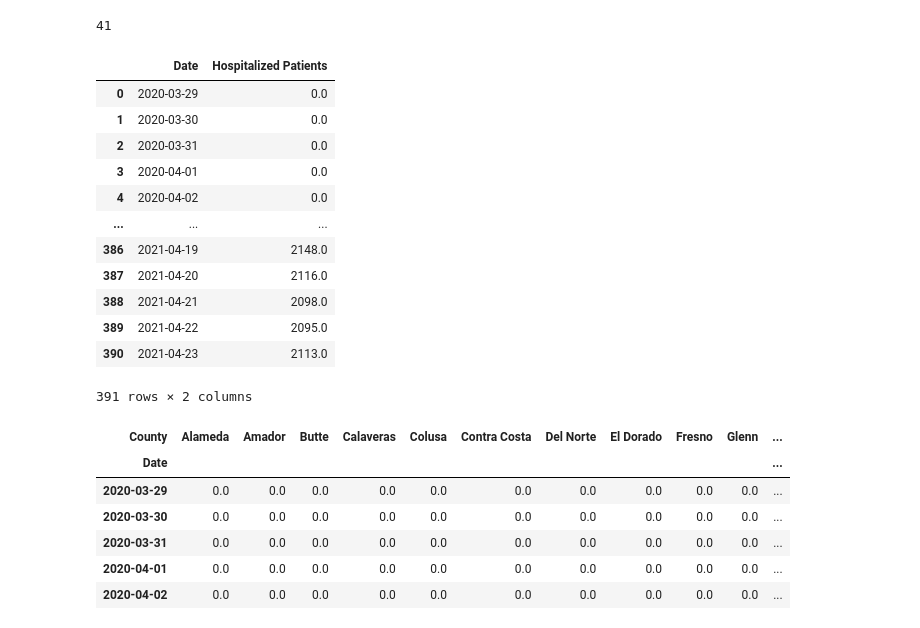
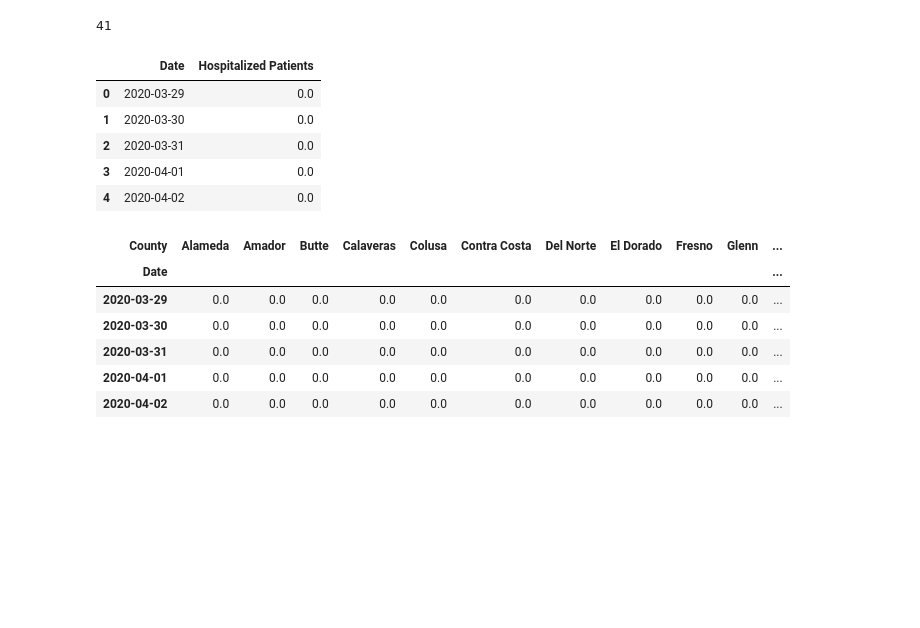
Before and after one commit to danijmartin/Covid-19-California, a Jupyter notebook: Data_Cleaning_and_Exploration.ipynb, the cells around one changed output. Drawn from its saved outputs; the diff is of its cells as text; code cells hidden in the pictures; blank space fills up the shorter version.

```diff
--- a/Data_Cleaning_and_Exploration.ipynb
+++ b/Data_Cleaning_and_Exploration.ipynb
@@ -238,25 +250,18 @@ len(college_population)
 # %%
 #County Analysis
 #https://covidactnow.org/us/california-ca/?s=1780700
 #Per site California has reported 7,014 staffed adult ICU beds
 Hosp_Analysis = Hospitalization_Cleaned.groupby(['Date'],as_index=False).agg({'Hospitalized Patients':['sum']})
 Hosp_Analysis.columns=Hosp_Analysis.columns.droplevel(1)
 Hosp_Analysis.to_csv('Data/Hosp_Analysis.csv', index=False)
-Hosp_Analysis
+Hosp_Analysis.head()
 # %% [output]
 |  | Date | Hospitalized Patients |
 | 0 | 2020-03-29 | 0.0 |
 | 1 | 2020-03-30 | 0.0 |
 | 2 | 2020-03-31 | 0.0 |
 | 3 | 2020-04-01 | 0.0 |
 | 4 | 2020-04-02 | 0.0 |
-| ... | ... | ... |
-| 386 | 2021-04-19 | 2148.0 |
-| 387 | 2021-04-20 | 2116.0 |
-| 388 | 2021-04-21 | 2098.0 |
-| 389 | 2021-04-22 | 2095.0 |
-| 390 | 2021-04-23 | 2113.0 |
-391 rows × 2 columns
 # %%
 pivoted_hosp_df = Hospitalization_Cleaned.pivot(index='Date', columns='County', values='Hospitalized Patients').fillna(0)
 pivoted_hosp_df.to_csv('Data/pivoted_hosp_df.csv', index=False)
```
Also changed, not shown: parts of 6 cells of this notebook, 1 other file.
